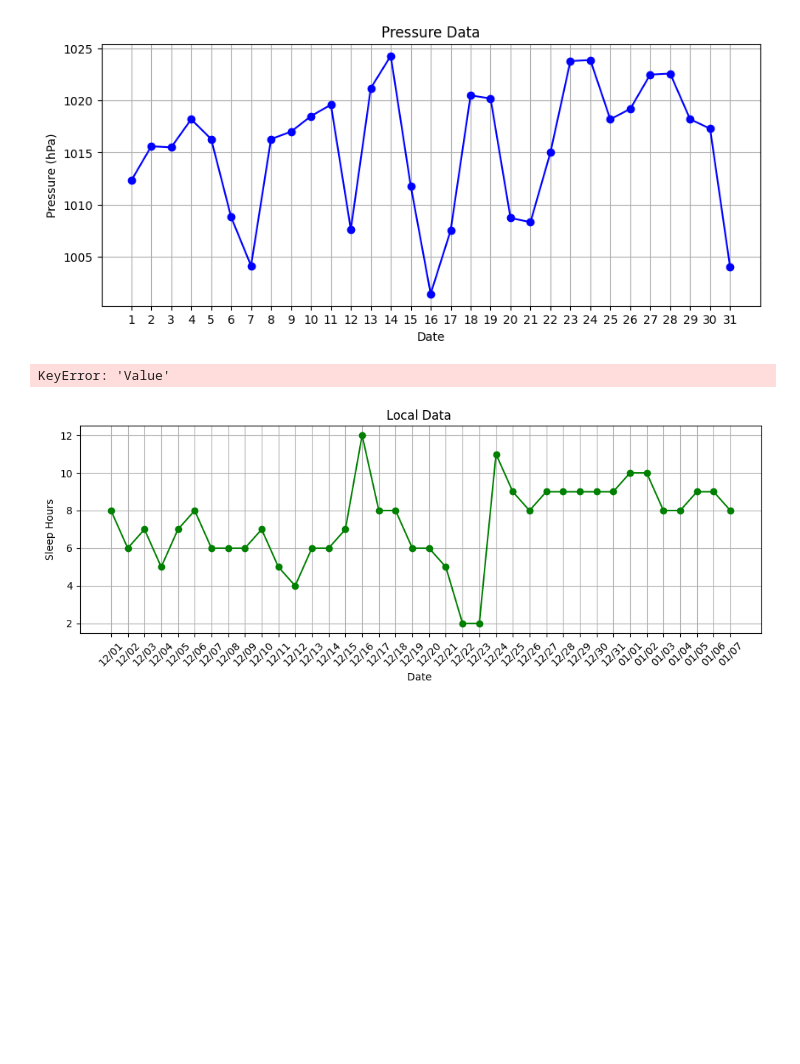
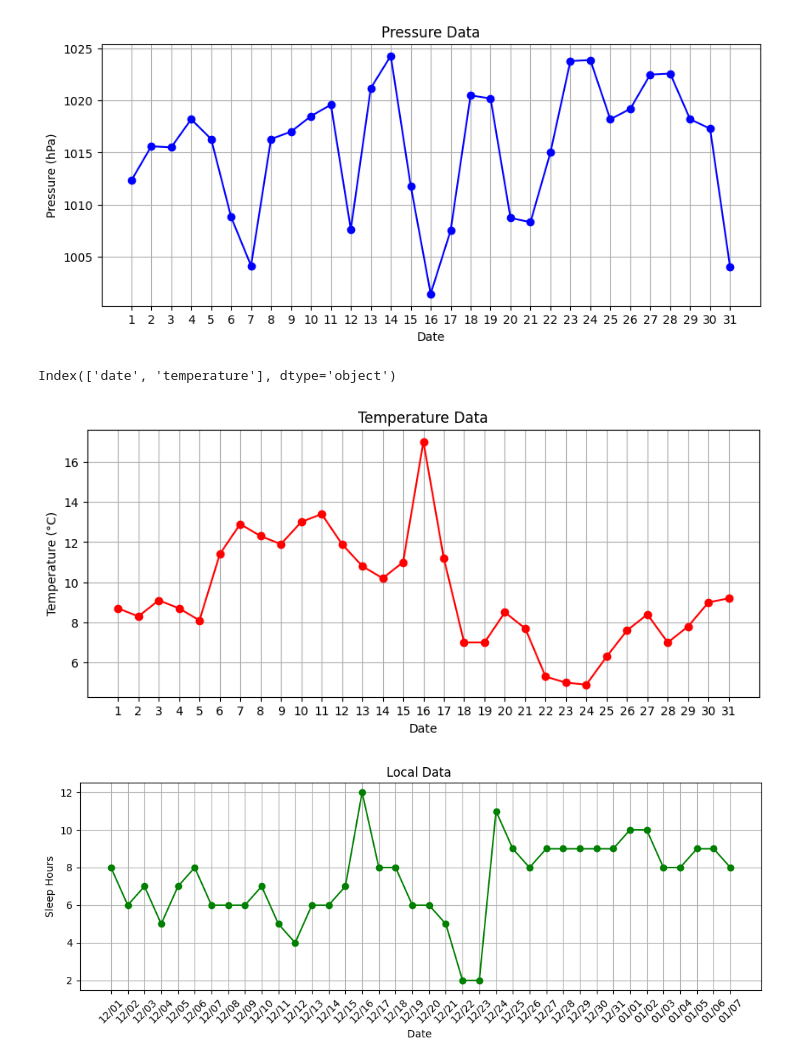
Before and after one commit to ss2322052/DS_Pro, a Jupyter notebook: analysis/analisis.ipynb, the cells around one changed output. Cells and saved outputs as stored; diff of their text form; code cells hidden in the pictures; blank space fills up the shorter version.

```diff
--- a/analysis/analisis.ipynb
+++ b/analysis/analisis.ipynb
@@ -49,22 +49,31 @@ plt.grid(True)
 plt.show()
 # %% [output]
 [figure]
+# %%
+print(temperature_data.columns)
+# %% [output]
+Index(['date', 'temperature'], dtype='object')
 # %%
 
+# 列が文字列型であるかどうかを確認
+if pd.api.types.is_string_dtype(temperature_data['temperature']):
+    # 文字列型の場合、数値部分のみを抽出し、float型に変換
+    temperature_data['temperature'] = temperature_data['temperature'].str.extract(r'([-+]?\d*\.?\d+)').astype(float)
+elif not pd.api.types.is_numeric_dtype(temperature_data['temperature']):
+    # 数値型でもない場合、エラーを表示
+    print("Error: 'temperature' ")
+    # ここで処理を中断するか、別の処理を行う
 
-# 数値部分のみを抽出しfloat型に変換
-temperature_data['Value'] = temperature_data['Value'].str.extract(r'([-+]?\d*\.?\d+)').astype(float)
-
-# 'Date'をx軸にして、'Value'列を時系列でプロット
+# 'date'をx軸にして、'temperature'列を時系列でプロット
 plt.figure(figsize=(10, 4))
-plt.plot(temperature_data['Date'], temperature_data['Value'], marker='o', color='red')
-plt.title('Temperature Data ')
+plt.plot(temperature_data['date'], temperature_data['temperature'], marker='o', color='red')
+plt.title('Temperature Data')
 plt.xlabel('Date')
 plt.ylabel('Temperature (°C)')
 plt.grid(True)
 plt.show()
 # %% [output]
-KeyError: 'Value'
+[figure, added]
 # %%
 
 local_data['日付'] = pd.to_datetime(local_data['日付'], format='%m/%d').dt.strftime('%m/%d')
```
Also changed, not shown: parts of 3 cells of this notebook.
